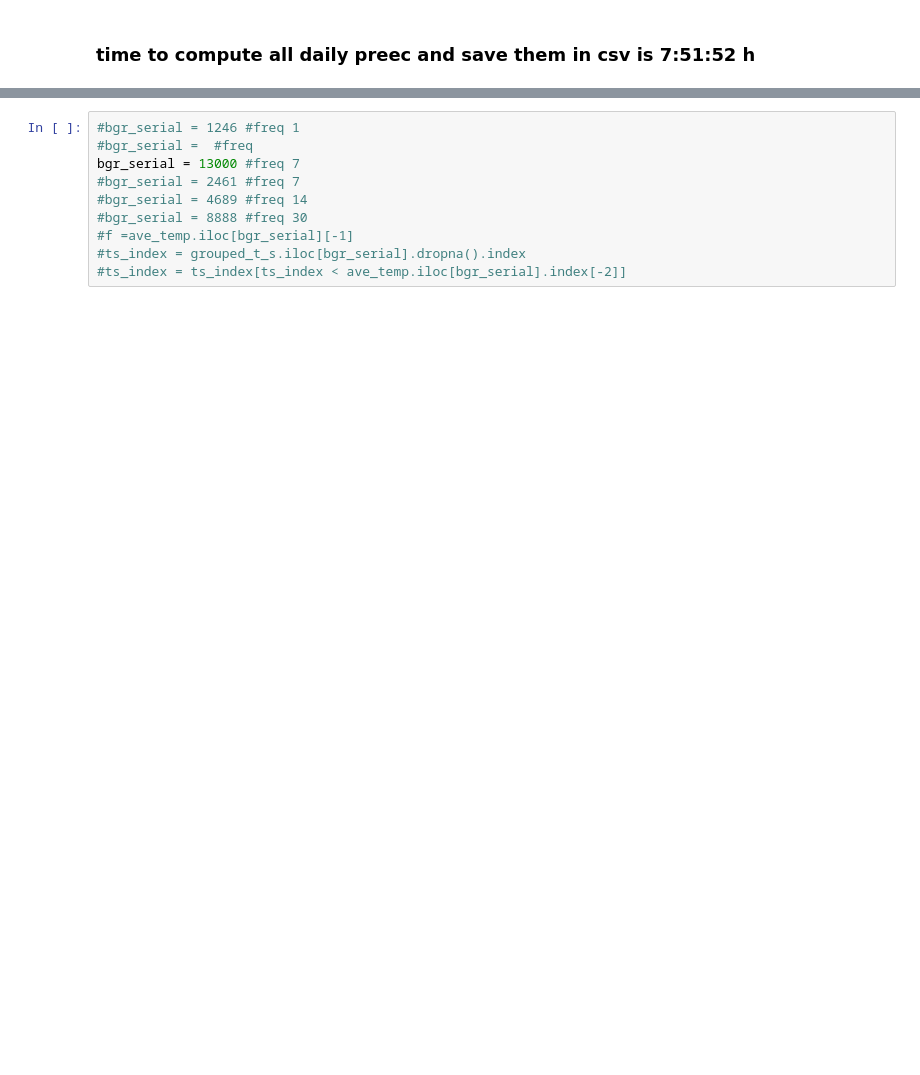
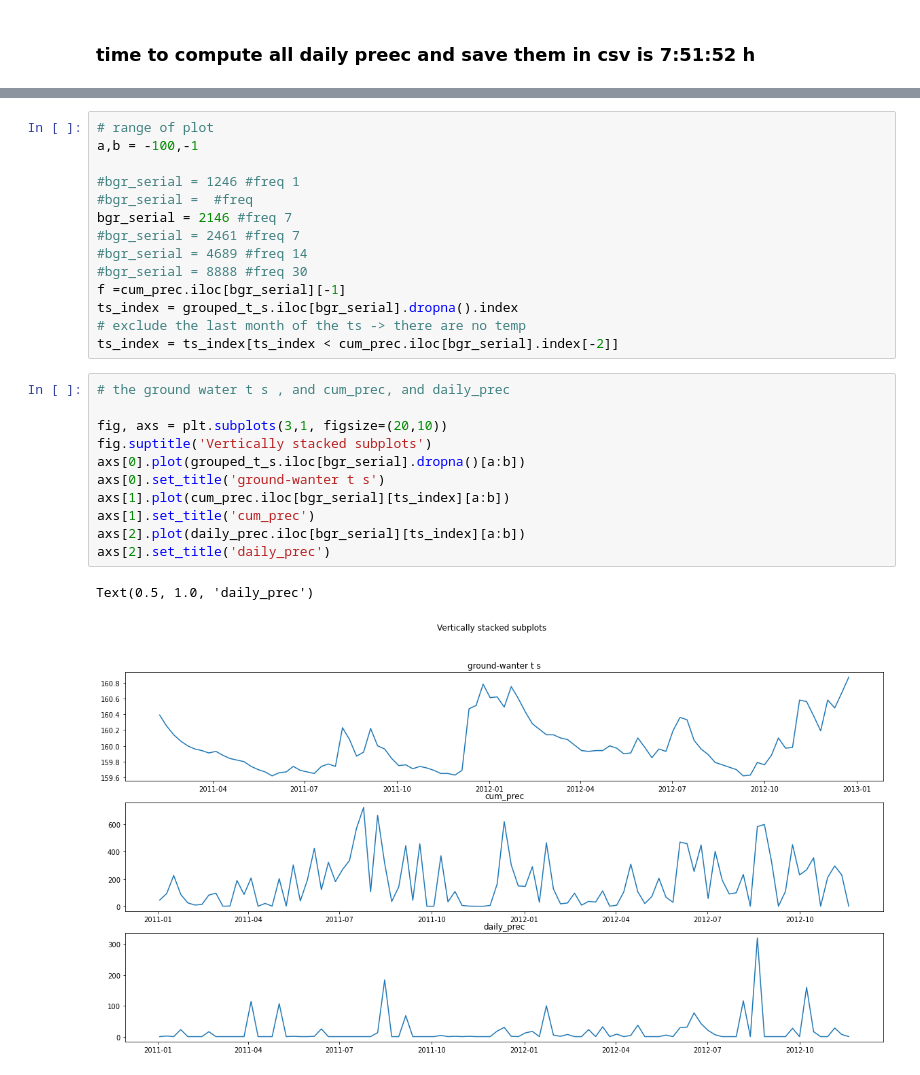
Before and after one commit to basem-AI/BGR_outlier_detection, a Jupyter notebook: extract_precipitation.ipynb, the cells around one changed output, grey strips where cells are left out. Saved outputs shown, nothing was run; the diff lists cells and outputs as text; blank space fills up the shorter version.

```diff
--- a/extract_precipitation.ipynb
+++ b/extract_precipitation.ipynb
@@ -240,12 +469,30 @@ daily_prec.head()
 # %%
+# range of plot
+a,b = -100,-1
+
 #bgr_serial = 1246 #freq 1
 #bgr_serial =  #freq
-bgr_serial = 13000 #freq 7
+bgr_serial = 2146 #freq 7
 #bgr_serial = 2461 #freq 7
 #bgr_serial = 4689 #freq 14
 #bgr_serial = 8888 #freq 30
-#f =ave_temp.iloc[bgr_serial][-1]
-#ts_index = grouped_t_s.iloc[bgr_serial].dropna().index
-#ts_index = ts_index[ts_index < ave_temp.iloc[bgr_serial].index[-2]]
+f =cum_prec.iloc[bgr_serial][-1]
+ts_index = grouped_t_s.iloc[bgr_serial].dropna().index
+# exclude the last month of the ts -> there are no temp
+ts_index = ts_index[ts_index < cum_prec.iloc[bgr_serial].index[-2]]
+# %%
+# the ground water t s , and cum_prec, and daily_prec
+
+fig, axs = plt.subplots(3,1, figsize=(20,10))
+fig.suptitle('Vertically stacked subplots')
+axs[0].plot(grouped_t_s.iloc[bgr_serial].dropna()[a:b])
+axs[0].set_title('ground-wanter t s')
+axs[1].plot(cum_prec.iloc[bgr_serial][ts_index][a:b])
+axs[1].set_title('cum_prec')
+axs[2].plot(daily_prec.iloc[bgr_serial][ts_index][a:b])
+axs[2].set_title('daily_prec')
+# %% [output]
+Text(0.5, 1.0, 'daily_prec')
+[figure, added]
 # %%
 plt.figure(figsize=(20,10))
```
Also changed, not shown: parts of 39 cells of this notebook, 1 other file.
